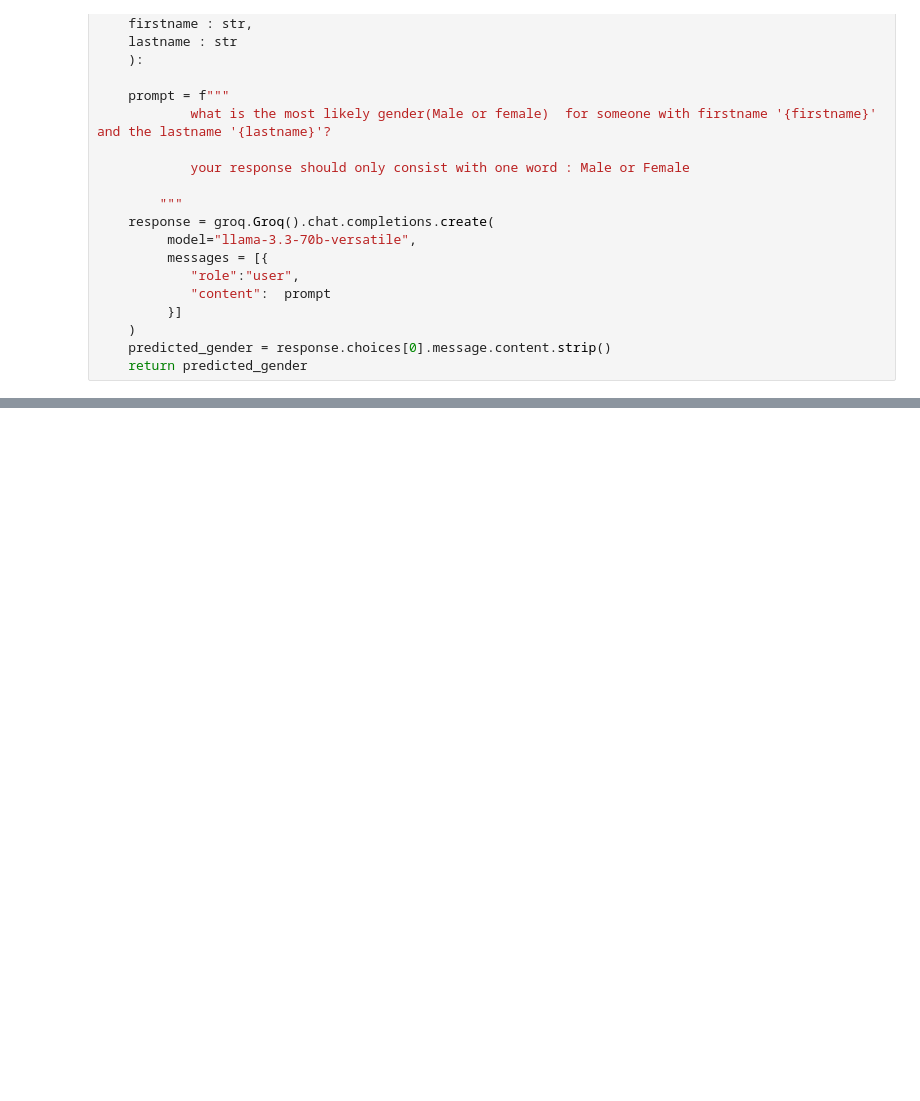
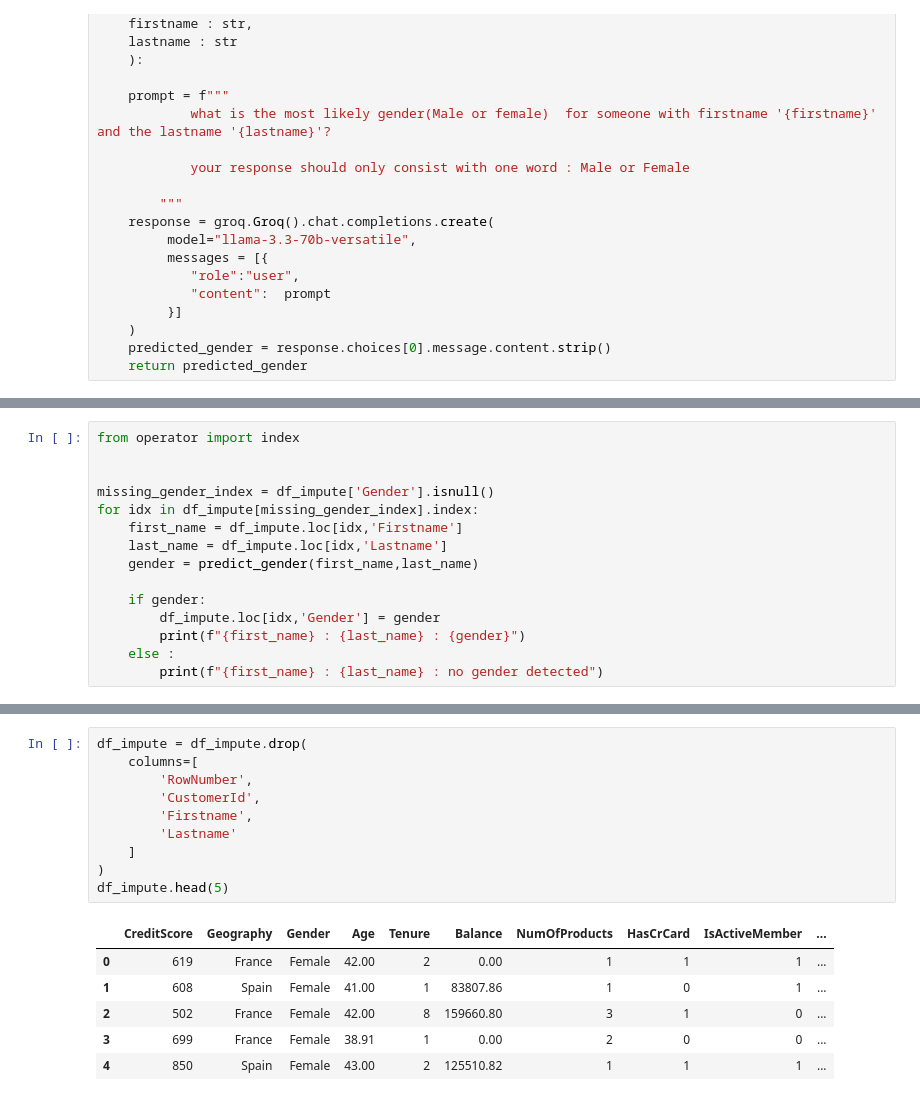
Before and after one commit to WimukthiPWijerathne/churn_analysis, a Jupyter notebook: week01/handling_missing_data.ipynb, the cells around one changed output, grey strips where cells are left out. Saved outputs shown, nothing was run; the diff lists cells and outputs as text; blank space fills up the shorter version.

Commit message:
done the handling missing values

```diff
--- a/week01/handling_missing_data.ipynb
+++ b/week01/handling_missing_data.ipynb
@@ -275,0 +276,15 @@ predict_gender("Kasuni","senv")
+# %%
+from operator import index
+
+
+missing_gender_index = df_impute['Gender'].isnull()
+for idx in df_impute[missing_gender_index].index:
+    first_name = df_impute.loc[idx,'Firstname']
+    last_name = df_impute.loc[idx,'Lastname']
+    gender = predict_gender(first_name,last_name)
+
+    if gender:
+        df_impute.loc[idx,'Gender'] = gender
+        print(f"{first_name} : {last_name} : {gender}")
+    else :
+        print(f"{first_name} : {last_name} : no gender detected")
@@ -275,0 +328,17 @@ predict_gender("Kasuni","senv")
+# %%
+df_impute = df_impute.drop(
+    columns=[
+        'RowNumber',
+        'CustomerId',
+        'Firstname',
+        'Lastname'
+    ]
+)
+df_impute.head(5)
+# %% [output]
+|  | CreditScore | Geography | Gender | Age | Tenure | Balance | NumOfProducts | HasCrCard | IsActiveMember | ... |
+| 0 | 619 | France | Female | 42.00 | 2 | 0.00 | 1 | 1 | 1 | ... |
+| 1 | 608 | Spain | Female | 41.00 | 1 | 83807.86 | 1 | 0 | 1 | ... |
+| 2 | 502 | France | Female | 42.00 | 8 | 159660.80 | 3 | 1 | 0 | ... |
+| 3 | 699 | France | Female | 38.91 | 1 | 0.00 | 2 | 0 | 0 | ... |
+| 4 | 850 | Spain | Female | 43.00 | 2 | 125510.82 | 1 | 1 | 1 | ... |
```
Also changed, not shown: parts of 5 cells of this notebook.
